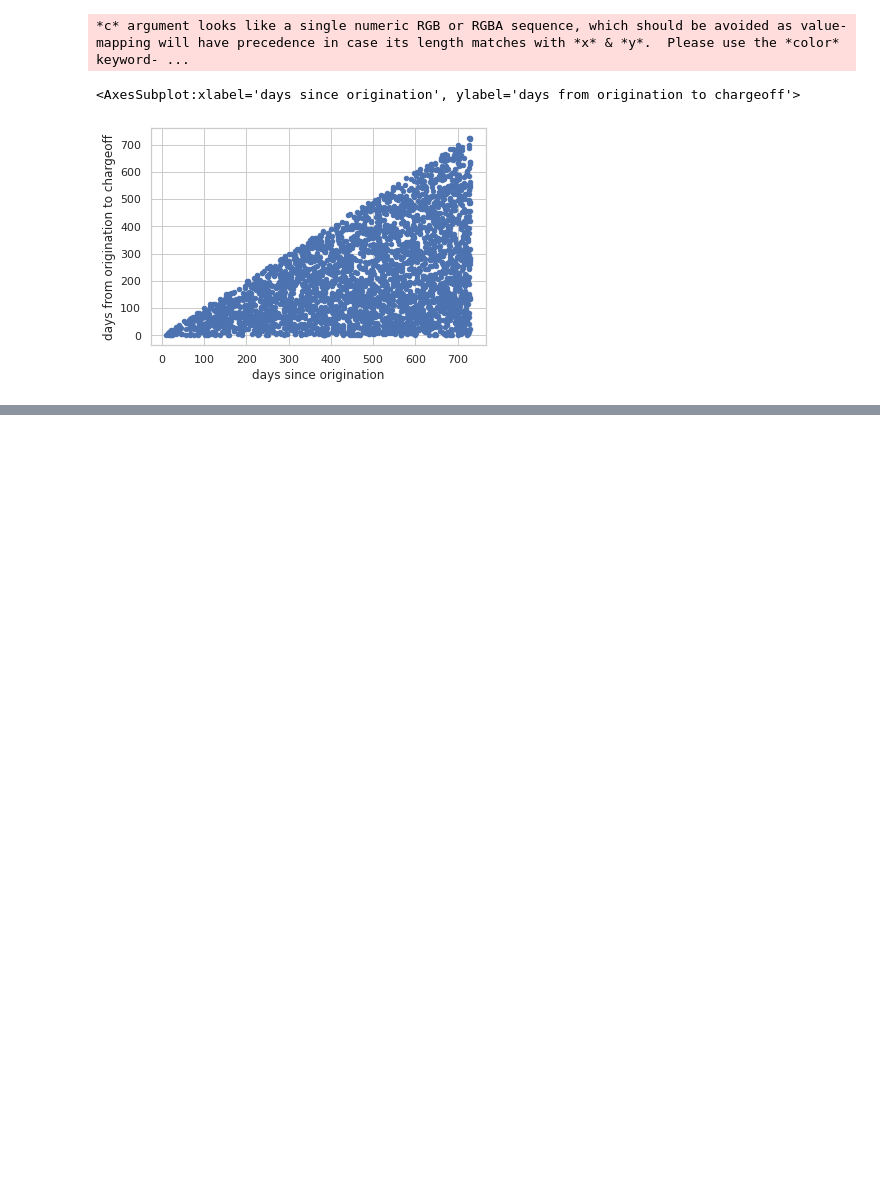
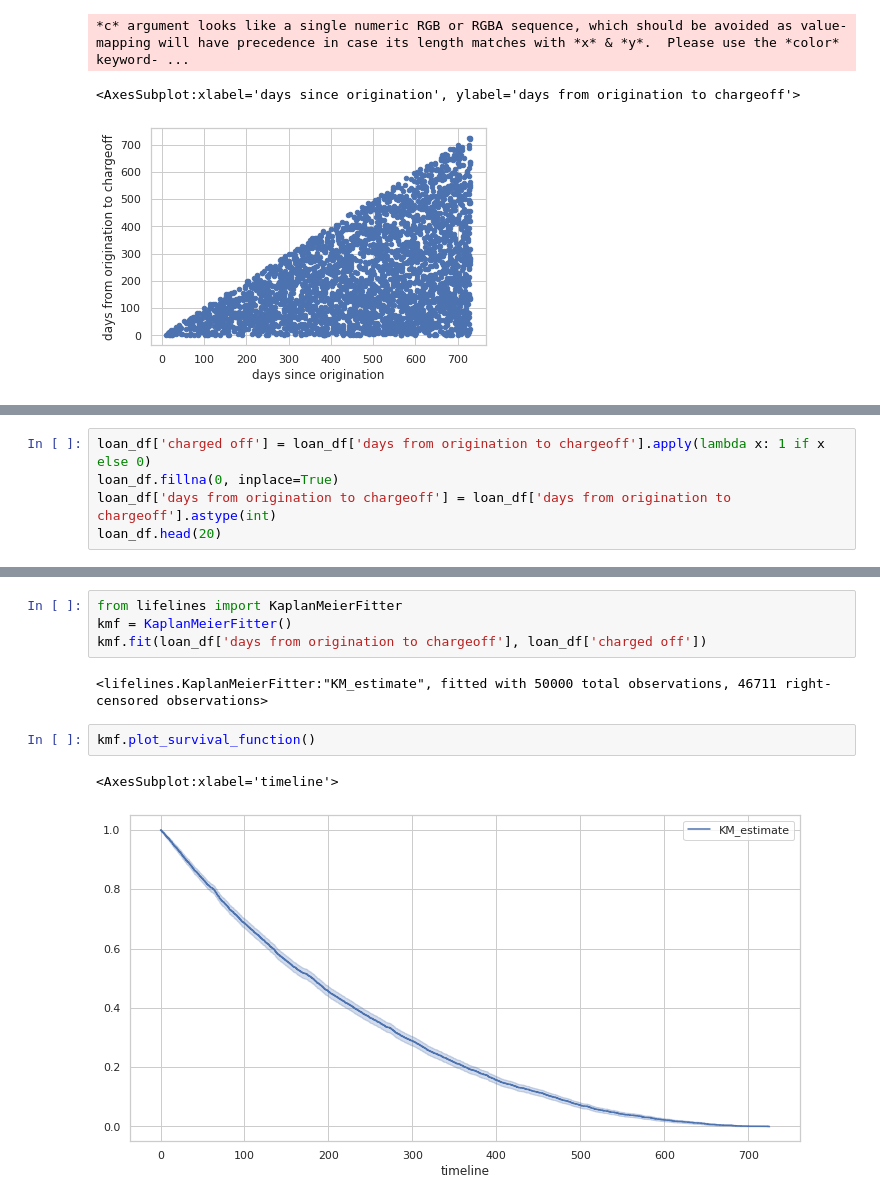
Before and after one commit to NLSanyu/assessment-data-science, a Jupyter notebook: loan_charge_off.ipynb, the cells around one changed output, grey strips where cells are left out. Saved outputs shown, nothing was run; the diff lists cells and outputs as text; blank space fills up the shorter version.

Commit message:
Try predcition methods - Monte Carlo and Survival Analysis

```diff
--- a/loan_charge_off.ipynb
+++ b/loan_charge_off.ipynb
@@ -96,0 +144,5 @@ charged_off_loans.plot.scatter(x='days since origination', y='days from originat
+# %%
+loan_df['charged off'] = loan_df['days from origination to chargeoff'].apply(lambda x: 1 if x else 0)
+loan_df.fillna(0, inplace=True)
+loan_df['days from origination to chargeoff'] = loan_df['days from origination to chargeoff'].astype(int)
+loan_df.head(20)
@@ -96,0 +167,11 @@ charged_off_loans.plot.scatter(x='days since origination', y='days from originat
+# %%
+from lifelines import KaplanMeierFitter
+kmf = KaplanMeierFitter()
+kmf.fit(loan_df['days from origination to chargeoff'], loan_df['charged off'])
+# %% [output]
+<lifelines.KaplanMeierFitter:"KM_estimate", fitted with 50000 total observations, 46711 right-censored observations>
+# %%
+kmf.plot_survival_function()
+# %% [output]
+<AxesSubplot:xlabel='timeline'>
+[figure, added]
```
Also changed, not shown: parts of 12 cells of this notebook, 1 other file.
